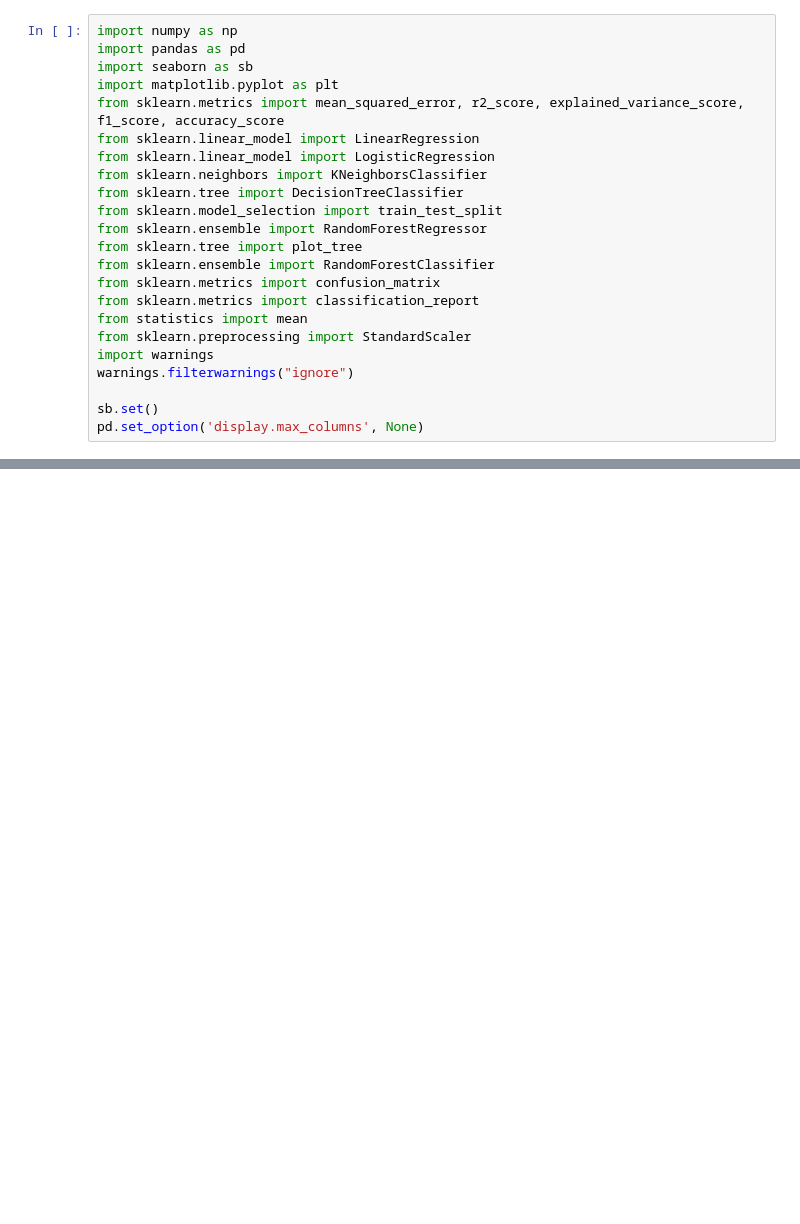
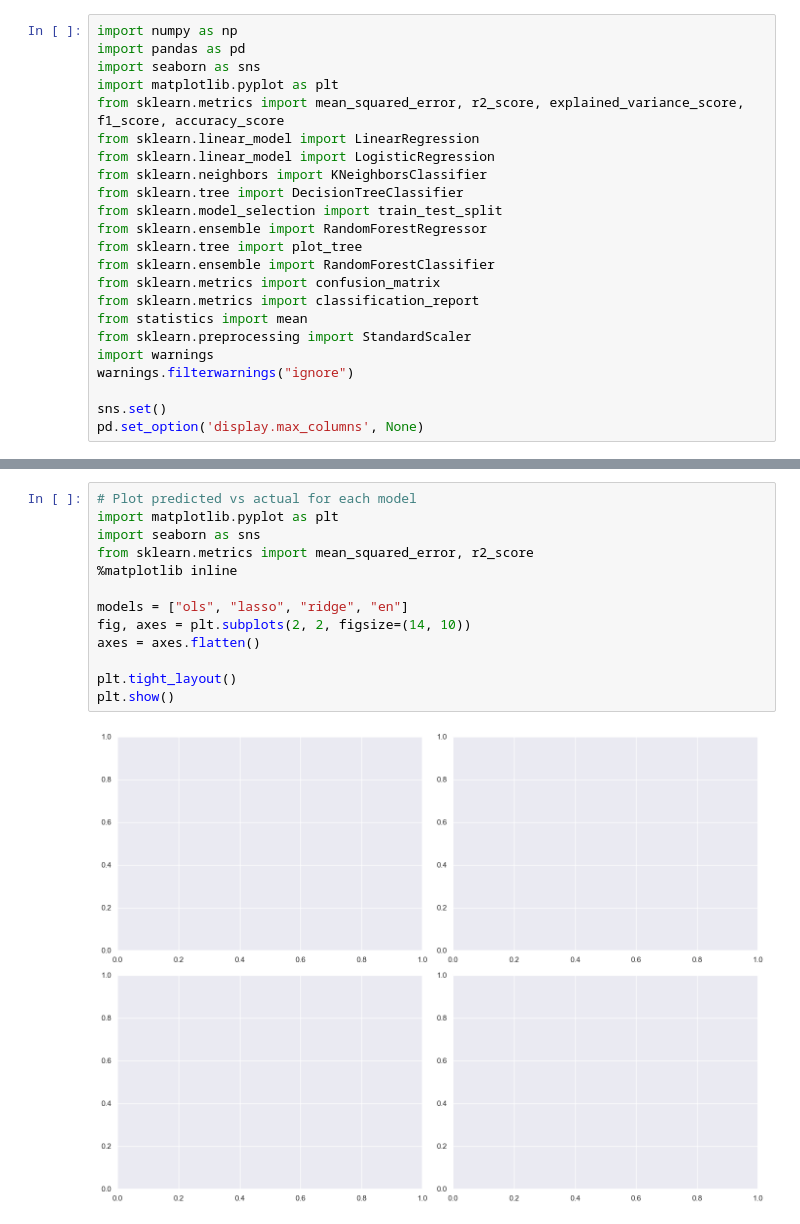
Before and after one commit to purxuit/Stock_hackathon, a Jupyter notebook: Hackathon final.ipynb, the cells around one changed output, grey strips where cells are left out. Saved outputs shown, nothing was run; the diff lists cells and outputs as text; blank space fills up the shorter version.

Commit message:
final model?? no portfolio compiled yet

```diff
--- a/Hackathon final.ipynb
+++ b/Hackathon final.ipynb
@@ -5,7 +23,7 @@
 # %%
 import numpy as np
 import pandas as pd
-import seaborn as sb
+import seaborn as sns
 import matplotlib.pyplot as plt
 from sklearn.metrics import mean_squared_error, r2_score, explained_variance_score, f1_score, accuracy_score
 from sklearn.linear_model import LinearRegression
@@ -23,7 +41,7 @@ from sklearn.preprocessing import StandardScaler
 import warnings
 warnings.filterwarnings("ignore")
 
-sb.set()
+sns.set()
 pd.set_option('display.max_columns', None)
 # %%
 import os, datetime
@@ -288,0 +490,15 @@ print("ElasticNet Model R²:", en_r2)
+# %%
+# Plot predicted vs actual for each model
+import matplotlib.pyplot as plt
+import seaborn as sns
+from sklearn.metrics import mean_squared_error, r2_score
+%matplotlib inline
+
+models = ["ols", "lasso", "ridge", "en"]
+fig, axes = plt.subplots(2, 2, figsize=(14, 10))
+axes = axes.flatten()
+
+plt.tight_layout()
+plt.show()
+# %% [output]
+[figure, added]
```
Also changed, not shown: parts of 22 cells of this notebook, 2 other files.
